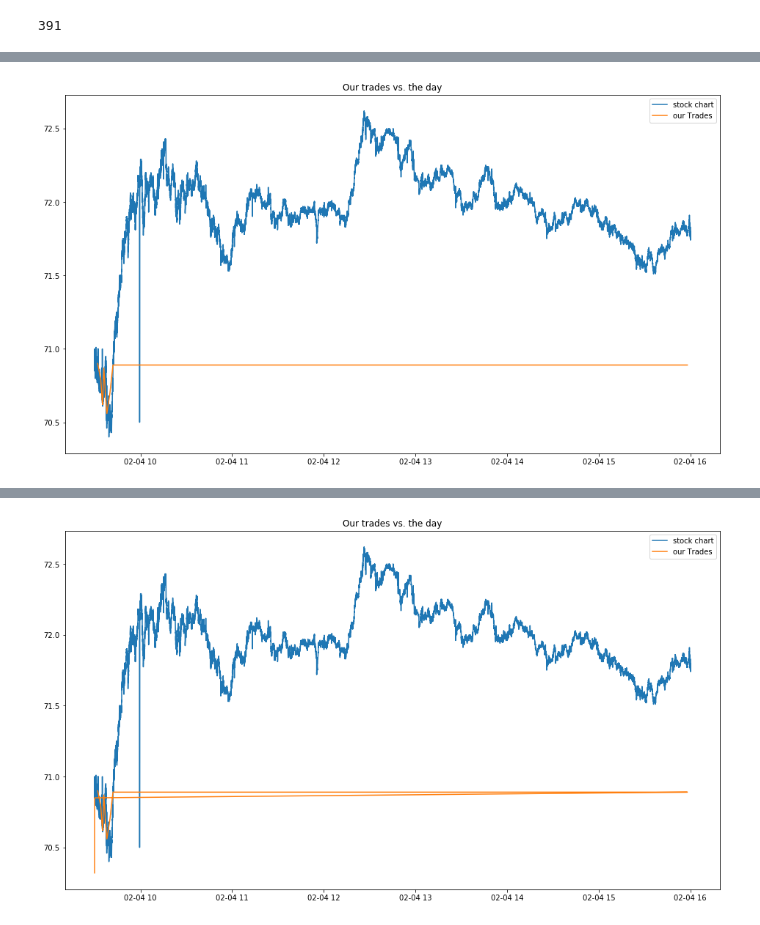
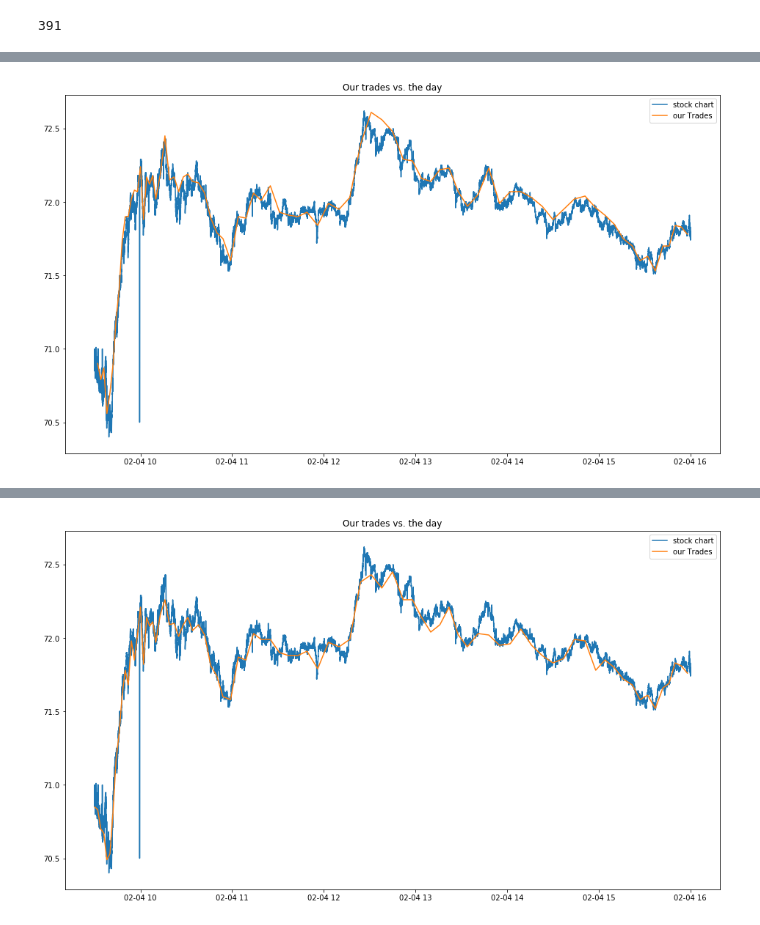
Before and after one commit to franklili3/Python-for-Finance-Engineering, a Jupyter notebook: homework4/homework4.ipynb, the cells around one changed output, grey strips where cells are left out. Drawn from its saved outputs; the diff is of its cells as text; code cells hidden in the pictures.

```diff
--- a/homework4/homework4.ipynb
+++ b/homework4/homework4.ipynb
@@ -346,8 +385,7 @@ array([291997, 292835, 293684, 294547, 295422, 296310, 297211, 298127,
 # %%
 # initialize some other variables
-current_bar = 1
-current_target = 0
-quantity_filled = 0
+
+
 bid_price = 0.0
 bid_quantity = 0.0
 offer_price = 0.0
@@ -356,11 +394,11 @@ last_price = 0.0
 last_quantity = 0.0
 total_volume = 0.0
 vwap_numerator = 0.0
-trades_arr = []
+
 passive_order_live = False
 passive_order_price = 0
 passive_order_quantity = 0
-limit_price = 71
+limit_price = 72
 avg_spread = 0.05
 trades_amount = 0
 average_trades_price = 0
@@ -370,9 +408,12 @@ n = 1
 for n in (1, 2):
     tolerance_threshold = 3000  * n
     for order_side in ('b', 's'):
+        current_bar = 1
+        current_target = 0
         trades_amount = 0
         quantity_remaining = order_quantity
         quantity_filled = 0
+        trades_arr = []
         # main event loop
         show_time( 'start loop' )
         for index, row in taq2.iterrows():
@@ -404,12 +445,14 @@ for n in (1, 2):
                     # has our order been hit?
                     if ( (order_side == 'b') and (last_price <= passive_order_price )) or ( (order_side == 's') and (last_price >= passive_order_price)):
                         # we have a trade
-                        new_trade_quantity = min( last_quantity, passive_order_quantity )
-                        trades_arr.append( ( last_price, new_trade_quantity, current_bar, index ) )
-                        quantity_remaining = min( 0, quantity_remaining - new_trade_quantity )
-                        quantity_filled += new_trade_quantity
-                        passive_order_live = False
-                        trades_amount +=  last_price * new_trade_quantity
+                        if quantity_remaining > 0:
+                            new_trade_quantity = min( quantity_remaining, last_quantity, passive_order_quantity )
+                            quantity_remaining = min( 0, quantity_remaining - new_trade_quantity )
+                            quantity_filled += new_trade_quantity
+                            passive_order_live = False
+                            trades_amount +=  last_price * new_trade_quantity
+                            trades_arr.append( ( last_price, new_trade_quantity, current_bar, index ) )
+
 
             # are we in a new minute?
             if ( minutes_from_open > current_bar ):
@@ -434,13 +477,11 @@ for n in (1, 2):
                 if ( new_trade_price == 0 ) or ( offer_price - bid_price > 5 * avg_spread ):
                     # something is wrong, wait for market data to update
                     continue
-
-                trades_arr.append( ( new_trade_price, new_trade_quantity, current_bar, index ) )
-                trades_amount +=  last_price * new_trade_quantity
-
                 # update quantity remaining
                 quantity_remaining = min( 0, quantity_remaining - new_trade_quantity )
                 quantity_filled += new_trade_quantity
+                trades_amount +=  last_price * new_trade_quantity
+                trades_arr.append( ( new_trade_price, new_trade_quantity, current_bar, index ) )
 
             else: # we should place a passive order (if we don't already have one out there), (unless we are less than 100 shares!)
                 if ( passive_order_live == False ) and ( quantity_behind >= 100 ):
@@ -476,12 +517,15 @@ for n in (1, 2):
 
 tolerance_threshold = 1000
 for order_side in ('b', 's'):
+    current_bar = 1
+    current_target = 0
     trades_amount = 0
     quantity_remaining = order_quantity
     quantity_filled = 0
+    trades_arr = []
     # main event loop
     show_time( 'start loop' )
-    for index, row in taq.iterrows():
+    for index, row in taq2.iterrows():
         # figure out which minute we are in after the open
         time_from_open = ( index - pd.Timedelta( hours = 9, minutes = 30 ) )
         minutes_from_open = ( time_from_open.hour * 60 ) + time_from_open.minute
@@ -508,14 +552,15 @@ for order_side in ('b', 's'):
             # now check to see if we have an order open?
             if passive_order_live:
                 # has our order been hit?
-                if ( (order_side == 'b') and (last_price <= passive_order_price) and (limit_price >= last_price)) or ( (order_side == 's') and (last_price >= passive_order_price) and (limit_price <= last_price)):
+                if ( (order_side == 'b') and (last_price <= passive_order_price)) or ( (order_side == 's') and (last_price >= passive_order_price)):
                     # we have a trade
-                    new_trade_quantity = min( last_quantity, passive_order_quantity )
-                    trades_arr.append( ( last_price, new_trade_quantity, current_bar, index ) )
-                    quantity_remaining = min( 0, quantity_remaining - new_trade_quantity )
-                    quantity_filled += new_trade_quantity
-                    passive_order_live = False
-                    trades_amount +=  last_price * new_trade_quantity
+                    if quantity_remaining > 0:
+                        new_trade_quantity = min( quantity_remaining, last_quantity, passive_order_quantity )
+                        quantity_remaining = min( 0, quantity_remaining - new_trade_quantity )
+                        quantity_filled += new_trade_quantity
+                        passive_order_live = False
+                        trades_amount +=  last_price * new_trade_quantity
+                        trades_arr.append( ( last_price, new_trade_quantity, current_bar, index ) )
 
         # are we in a new minute?
         if ( minutes_from_open > current_bar ):
@@ -531,29 +576,27 @@ for order_side in ('b', 's'):
 
             # assume you can execute the full size across spread
             new_trade_quantity = quantity_behind
-            if ( order_side == 'b') and (limit_price >= last_price):
+            if ( order_side == 'b') and (limit_price >= offer_price):
                 new_trade_price = offer_price
-            elif(order_side == 's' ) and (limit_price <= last_price):
+            elif(order_side == 's' ) and (limit_price <= bid_price):
                 new_trade_price = bid_price
 
             # do we have a valid last trade price? if not, we should skip, because market data is bad.
             if ( new_trade_price == 0 ) or ( offer_price - bid_price > 5 * avg_spread ):
                 # something is wrong, wait for market data to update
                 continue
-
-            trades_arr.append( ( new_trade_price, new_trade_quantity, current_bar, index ) )
-            trades_amount +=  last_price * new_trade_quantity
-
-            # update quantity remaining
+                # update quantity remaining
             quantity_remaining = min( 0, quantity_remaining - new_trade_quantity )
             quantity_filled += new_trade_quantity
+            trades_amount +=  last_price * new_trade_quantity
+            trades_arr.append( ( new_trade_price, new_trade_quantity, current_bar, index ) )
 
         else: # we should place a passive order (if we don't already have one out there), (unless we are less than 100 shares!)
             if ( passive_order_live == False ) and ( quantity_behind >= 100 ):
                 passive_order_quantity = quantity_behind
-                if ( order_side == 'b' ):
+                if ( order_side == 'b' ) and (limit_price >= bid_price):
                     passive_order_price = bid_price
-                else:
+                elif (order_side == 's' ) and (limit_price <= offer_price):
                     passive_order_price = offer_price
                 passive_order_live = True
 
@@ -588 +631 @@ average trade size: 3477.39534884
-[figure, old version]
+[figure, new version]
@@ -597 +640 @@ average trade size: 6807.45454545
-[figure, old version]
+[figure, new version]
```
Also changed, not shown: parts of 27 cells of this notebook, 6 other files.
